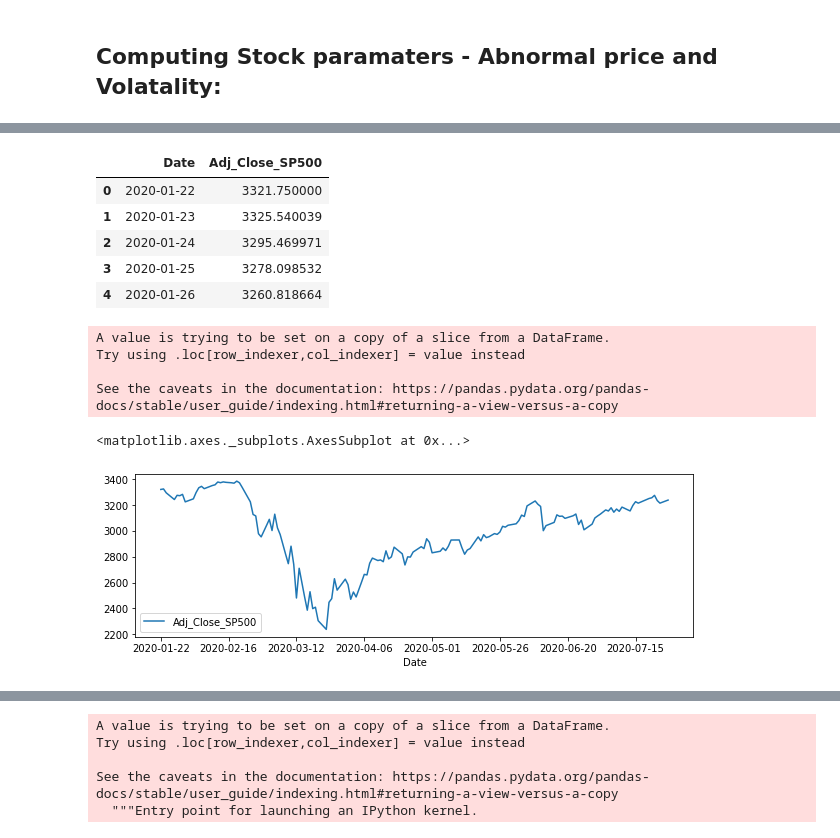
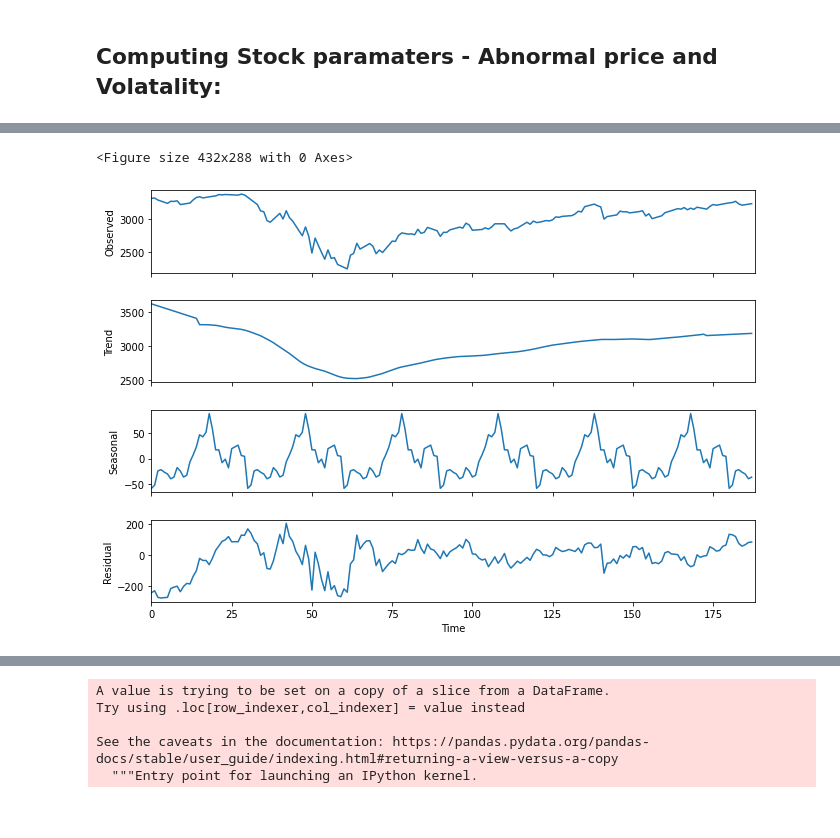
Before and after one commit to gandhimonil9823/Covid_Stock_Analysis, a Jupyter notebook: Covid_Stock.ipynb, the cells around one changed output, grey strips where cells are left out. Saved outputs shown, nothing was run; the diff lists cells and outputs as text; code cells hidden in the pictures.

```diff
--- a/Covid_Stock.ipynb
+++ b/Covid_Stock.ipynb
@@ -453,17 +388,4 @@ df_snp500 = df_with_missing[['Date','Adj_Close_SP500']]
-# %%
-df_snp500.head()
-# %% [output]
-|  | Date | Adj_Close_SP500 |
-| 0 | 2020-01-22 | 3321.750000 |
-| 1 | 2020-01-23 | 3325.540039 |
-| 2 | 2020-01-24 | 3295.469971 |
-| 3 | 2020-01-25 | 3278.098532 |
-| 4 | 2020-01-26 | 3260.818664 |
 # %%
+df_snp500 = df_with_missing[['Date','Adj_Close_SP500']]
 df_snp500.set_index('Date', inplace = True)
 df_snp500['Adj_Close_SP500'] = df_snp500['Adj_Close_SP500'].astype(float)
-# %% [output]
-A value is trying to be set on a copy of a slice from a DataFrame.
-Try using .loc[row_indexer,col_indexer] = value instead
-
-See the caveats in the documentation: https://pandas.pydata.org/pandas-docs/stable/user_guide/indexing.html#returning-a-view-versus-a-copy
@@ -472,14 +392,12 @@ df_snp500.describe()
 # %%
-result = seasonal_decompose(df_snp500['Adj_Close_SP500'], model='additive', freq=25)
+result = seasonal_decompose(df_snp500['Adj_Close_SP500'].values, model='additive', freq=30, extrapolate_trend='freq')
 
 fig = plt.figure()
 fig = result.plot()
 fig.set_size_inches(10, 7)
+# %% [output]
+<Figure size 432x288 with 0 Axes>
+[figure, added]
-# %%
-df_snp500.plot(figsize=(10, 3))
-# %% [output]
-<matplotlib.axes._subplots.AxesSubplot at 0x...>
-[figure, removed]
 # %%
 from statsmodels.tsa.stattools import adfuller
 def test_stationarity(timeseries, window = 25, cutoff = 0.01):
```
Also changed, not shown: parts of 24 cells of this notebook.
